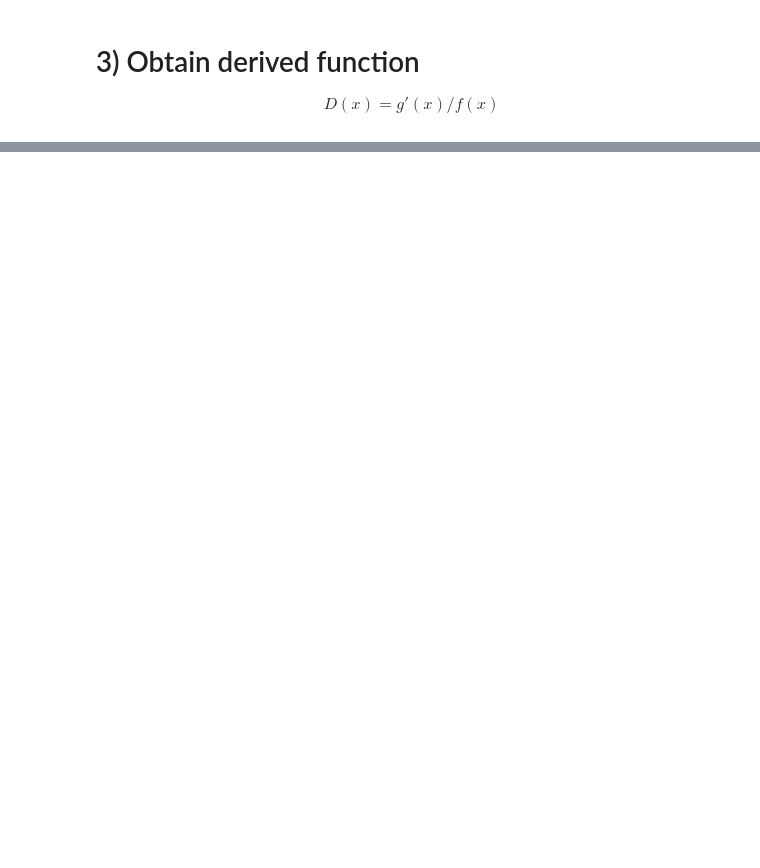
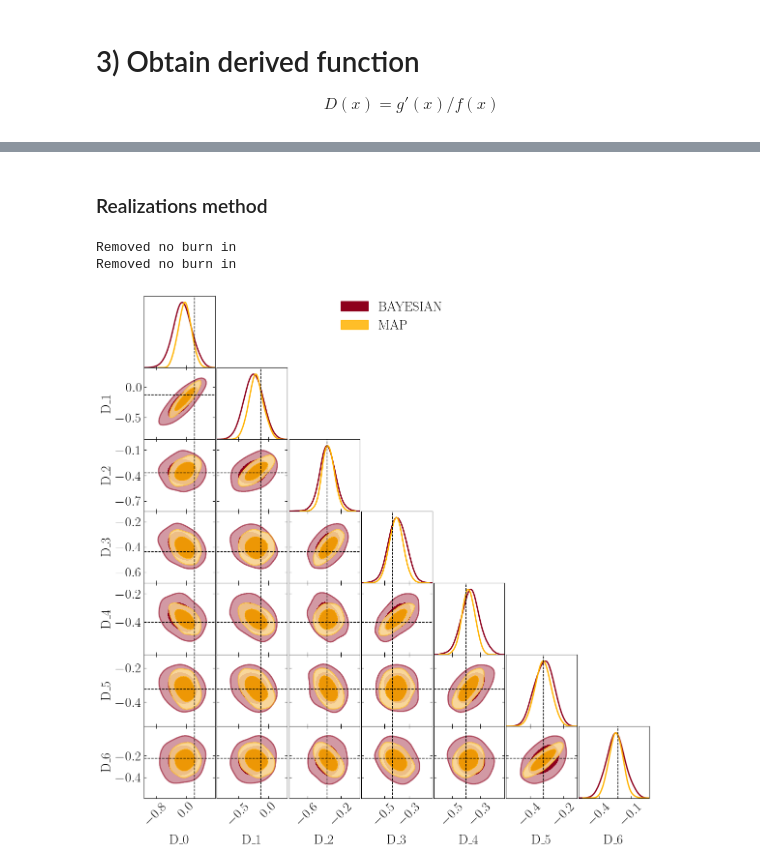
Before and after one commit to matmartinelli/CoRe, a Jupyter notebook: DEMO-derived_reconstruction.ipynb, the cells around one changed output, grey strips where cells are left out. Drawn from its saved outputs; the diff is of its cells as text; code cells hidden in the pictures; blank space fills up the shorter version.

```diff
--- a/DEMO-derived_reconstruction.ipynb
+++ b/DEMO-derived_reconstruction.ipynb
@@ -383,0 +390,2 @@ plt.legend(loc='best');
+# %% [markdown]
+### Realizations method
@@ -383,0 +460,38 @@ plt.legend(loc='best');
+# %%
+Nreals = 1000
+real_results = {}
+for ind,method in enumerate(methods):
+
+    recon_dict = {k: v['means'] for k,v in all_reconstructions[method].items()}
+    cov_dict   = {k: v['covmat'] for k,v in all_reconstructions[method].items()}
+
+    realizations =  get_realizations(recon_dict,cov_dict,Nreals)
+
+    derived_logic = lambda x,fx_f,gx_d1: (1+x)*gx_d1/fx_f
+    derived_name  = 'D'
+
+    real_results[method] = {'sample': get_recon(derived_logic,realizations,Nreals,derived_name),
+                            'color': colors[ind]}
+# %% [output]
+Removed no burn in
+Removed no burn in
+# %%
+g = plots.get_subplot_plotter(subplot_size=1,width_inch=12, scaling=False)
+
+g.settings.figure_legend_frame = False
+g.settings.axes_fontsize=20
+g.settings.axes_labelsize=20
+g.settings.legend_fontsize=20
+g.settings.axis_marker_color = 'black'
+g.settings.axis_marker_ls = '--'
+g.settings.axis_marker_lw = 1
+g.settings.axis_tick_x_rotation = 45
+g.triangle_plot([val['sample'] for val in real_results.values()],list(fiducial_recon.keys()),
+                filled=True,contour_lws=2,contour_colors=[val['color'] for val in real_results.values()],
+                legend_labels=list(real_results.keys()),
+                markers=fiducial_recon
+               )
+g.fig.align_ylabels()
+g.fig.align_xlabels();
+# %% [output]
+[figure, added]
```
Also changed, not shown: parts of 23 cells of this notebook.
